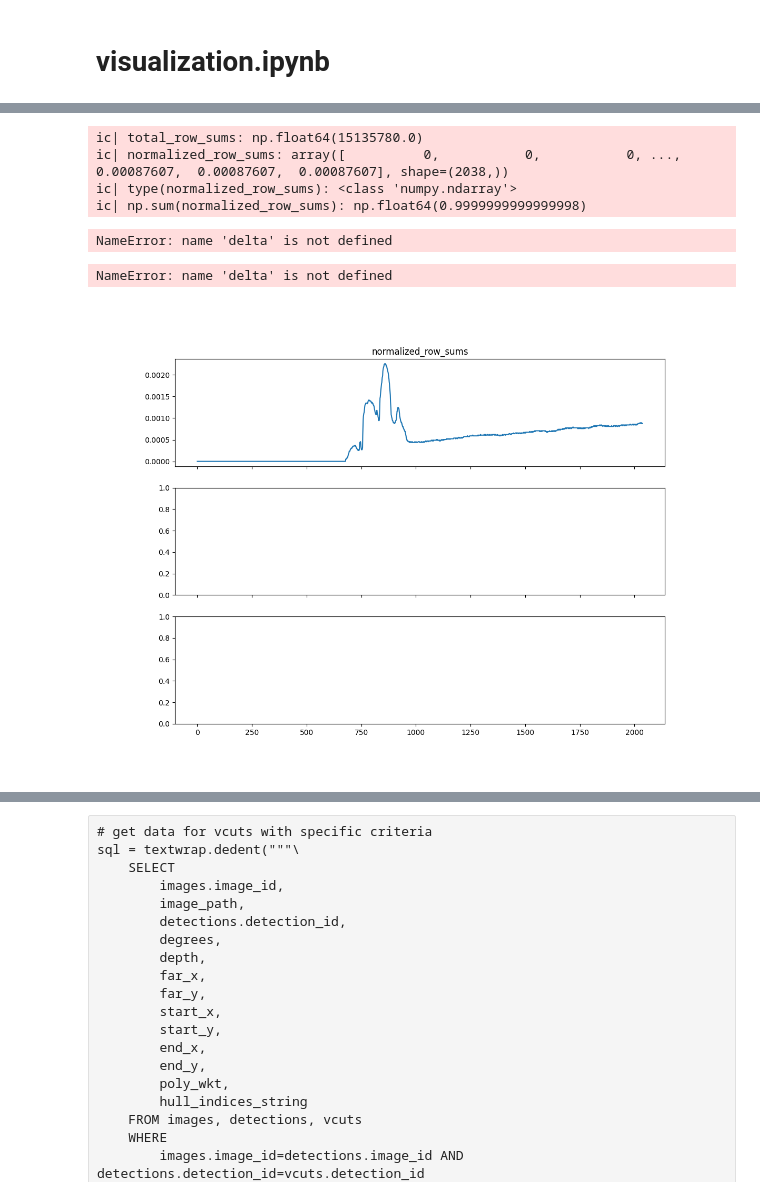
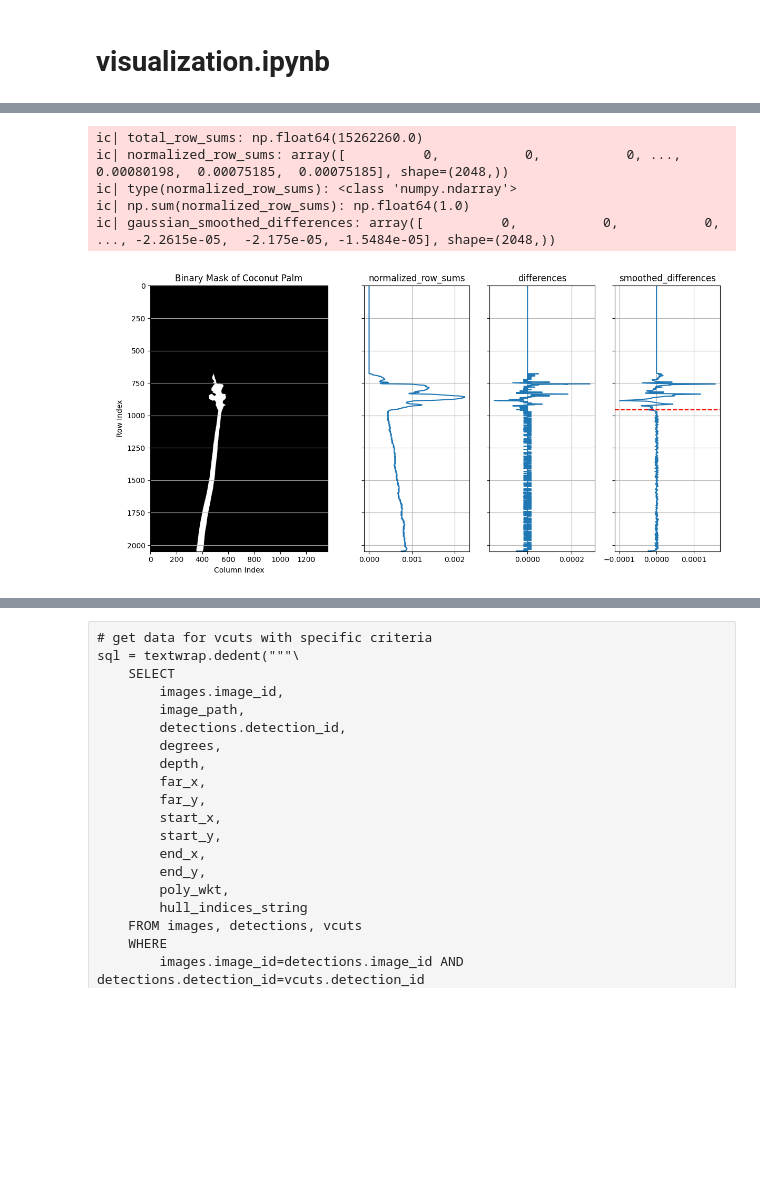
Before and after one commit to aubreymoore/convexity, a Jupyter notebook: visualization.ipynb, the cells around one changed output, grey strips where cells are left out. Drawn from its saved outputs; the diff is of its cells as text; code cells hidden in the pictures; blank space fills up the shorter version.

```diff
--- a/visualization.ipynb
+++ b/visualization.ipynb
@@ -130,6 +130,7 @@ def gaussian_smooth(data, window_size):
     window /= window.sum()           # Normalize
     return np.convolve(data, window, mode='same')
 
+# normalized_row_sum is the proportion of mask pixels in each row
 total_row_sums = np.sum(row_sums, dtype=np.float64)
 ic(total_row_sums)
 normalized_row_sums = row_sums / total_row_sums
@@ -140,34 +141,50 @@ ic(np.sum(normalized_row_sums))  # Should be close to 1.0
 # Calculate the difference between consecutive row sums to find where the sum changes significantly
 # to_begin=0 to keep the same length as row_sums
 differences = np.ediff1d(normalized_row_sums, to_begin=0)
-gaussian_smoothed_differences = gaussian_smooth(delta, window_size=9)
+gaussian_smoothed_differences = gaussian_smooth(differences, window_size=9)
 ic(gaussian_smoothed_differences)
 
-cut_line = np.max(np.where(gaussian_smoothed_differences < -0.00002)).item()
-cut_line
+# cut_line estimates the y-value which separates the crown from the trunk
+# the 10 rows of pixels at the bottom of the mask are ignored when finding cut_line
+threshold = -0.00002
+stop_search = -10
+cut_line = np.max(np.where(gaussian_smoothed_differences[:stop_search] < threshold)).item()
 # %% [output]
-ic| total_row_sums: np.float64(15135780.0)
-ic| normalized_row_sums: array([          0,           0,           0, ...,  0.00087607,  0.00087607,  0.00087607], shape=(2038,))
+ic| total_row_sums: np.float64(15262260.0)
+ic| normalized_row_sums: array([          0,           0,           0, ...,  0.00080198,  0.00075185,  0.00075185], shape=(2048,))
 ic| type(normalized_row_sums): <class 'numpy.ndarray'>
-ic| np.sum(normalized_row_sums): np.float64(0.9999999999999998)
+ic| np.sum(normalized_row_sums): np.float64(1.0)
+ic| gaussian_smoothed_differences: array([          0,           0,           0, ..., -2.2615e-05,  -2.175e-05, -1.5484e-05], shape=(2048,))
-NameError: name 'delta' is not defined
-# %%
-fig, (ax1, ax2, ax3) = plt.subplots(3, 1, figsize=(12, 9), sharex=True)
-ax1.plot(normalized_row_sums)
-ax1.set_title('normalized_row_sums')
-
-ax2.plot(delta)
-ax2.set_title('differences')
-
-ax3.plot(gaussian_smoothed_differences)
-ax3.set_title('gaussian_smoothed_differences')
-ax3.axvline(cut_line, color='red', linestyle='--')
-
-plt.tight_layout()
-plt.show()
-# %% [output]
-NameError: name 'delta' is not defined
-[figure, removed]
+# %%
+fig, (ax1, ax2, ax3, ax4) = plt.subplots(1, 4, figsize=(12, 6), sharey=True, gridspec_kw={'width_ratios': [3,1.5,1.5,1.5]})
+
+# Plot the original binary mask
+ax1.imshow(mask, cmap='gray')
+ax1.set_title("Binary Mask of Coconut Palm")
+ax1.set_ylabel("Row Index")
+ax1.set_xlabel("Column Index")
+ax1.yaxis.set_inverted(True)
+ax1.xaxis.grid(False)
+ax1.yaxis.grid(True)
+
+ax2.plot(normalized_row_sums, row_indices)
+ax2.set_title("normalized_row_sums")
+ax2.grid(True)
+
+ax3.plot(differences, row_indices)
+ax3.set_title("differences")
+ax3.grid(True)
+
+ax4.plot(gaussian_smoothed_differences, row_indices)
+ax4.set_title("smoothed_differences")
+ax4.grid(True)
+ax4.axhline(cut_line, color='red', linestyle='--')
+
+
+plt.tight_layout()
+plt.show()
+# %% [output]
+[figure, added]
 # %%
 # important: create a copy of mask instead of a view
 crown_mask = mask.copy()
```
Also changed, not shown: parts of 11 cells of this notebook.
